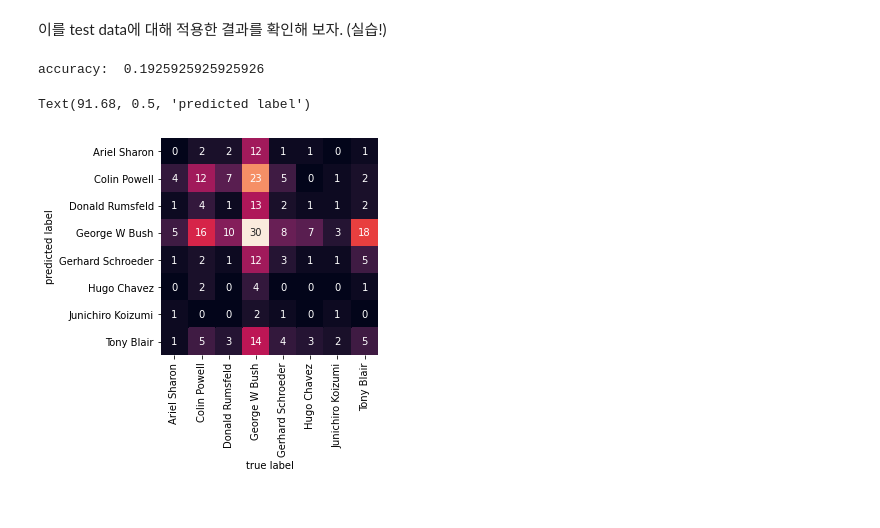
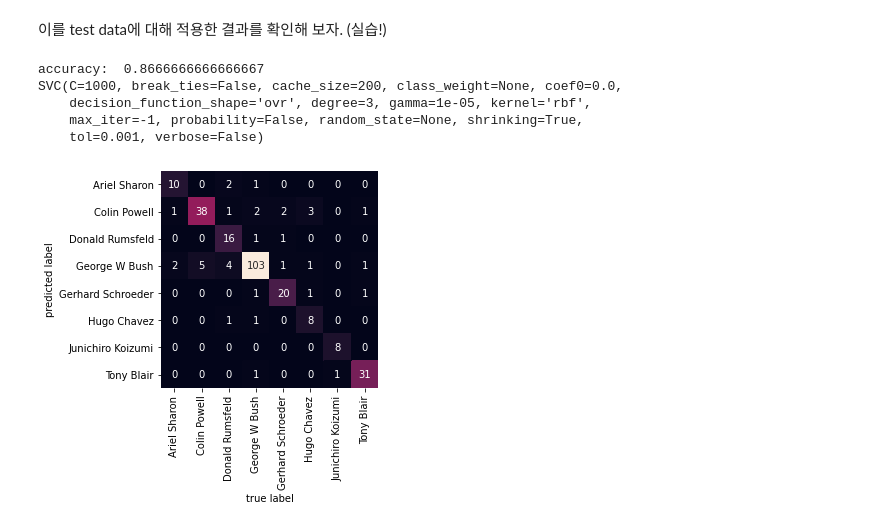
Before and after one commit to girlwcode/2021DataYouthCampus, a Jupyter notebook: Week2/4_Support_Vector_Machine.ipynb, the cells around one changed output. Drawn from its saved outputs; the diff is of its cells as text; code cells hidden in the pictures.

Commit message:
[21.07.07] fit_transform 이슈 해결

```diff
--- a/Week2/4_Support_Vector_Machine.ipynb
+++ b/Week2/4_Support_Vector_Machine.ipynb
@@ -213,7 +213,7 @@ print(x_train.shape, x_test.shape)
 가우시안 커널을 사용하면 이러한 데이터도 효과적으로 분류할 수 있다. 앞서 언급한 data imbalance 문제를 해결하기 위해, class_weight 파라미터를 이용하자. (실습!)
 # %%
 # TODO: class_weight 파라미터를 활용하여 SVM 학습하기
-svm = SVC(kernel = 'rbf',class_weight='balanced')
+svm = SVC(class_weight='balanced')
 svm.fit(x_train, y_train)
 # %% [output]
 SVC(C=1.0, break_ties=False, cache_size=200, class_weight='balanced', coef0=0.0,
@@ -248,7 +247,7 @@ pca = PCA(n_components=150, whiten=True, random_state=1)
 링크를 참조하여 PCA를 training 데이터로 학습하고, 이를 다시 training 데이터에 적용하여 얻은 150차원 데이터를 x_pca_train 이라 하자. (실습!)
 # %%
 # TODO: PCA 학습 및 적용하기
-
+pca.fit(x_train)
 x_pca_train =  pca.fit_transform(x_train)
 print(x_pca_train)
 # %% [output]
@@ -277,11 +276,13 @@ SVC(C=1.0, break_ties=False, cache_size=200, class_weight='balanced', coef0=0.0,
     tol=0.001, verbose=False)
 # %% [markdown]
 Test data에 대한 예측 결과를 pred_pca_test 라고 하고 accuracy와 confusion matrix를 통해 분류가 잘 되었는지 확인해 보자. (실습!)
+# %%
+# TODO: test data에 대한 예측 수행하기
+# 위에서 fit을 해주었으면, 밑은 transform만 해줘야 함
+x_pca_test =  pca.transform(x_test)
+pred_pca_test = svm_pca.predict(x_pca_test)
 # %%
-# TODO: test data에 대한 예측 수행하기
-x_pca_test =  pca.fit_transform(x_test)
-pred_pca_test = svm_pca.predict(x_pca_test)
-print("Accuracy : ",accuracy_score(y_test,pred_pca_test))
+print("Accuracy : ",accuracy_score(y_test, pred_pca_test))
 
 mat = confusion_matrix(y_test, pred_pca_test)
 sns.heatmap(mat.T, square=True, annot=True, fmt='d', cbar=False,
@@ -339,18 +328,23 @@ best params: {'C': 1000, 'gamma': 1e-05}
 # %%
 # TODO: GridSearchCV로 찾은 조합의 모델로 accuracy와 confusion matrix 그리기
 #'C': 1000, 'gamma': 1e-05}
-svm_pca = SVC(kernel='rbf', class_weight='balanced',C=svm_grid.best_params_["C"],gamma=svm_grid.best_params_["gamma"] )
+svm_pca = SVC(C=svm_grid.best_params_["C"],gamma=svm_grid.best_params_["gamma"] )
 svm_pca.fit(x_pca_train, y_train)
-pred_pca_grid_test = svm_pca.predict(x_pca_test)
+
+pred_pca_grid_test = svm_pca_grid.predict(x_pca_test)
 
 print("accuracy: ", accuracy_score(y_test, pred_pca_grid_test))
 mat = confusion_matrix(y_test, pred_pca_grid_test)
 sns.heatmap(mat.T, square=True, annot=True, fmt='d', cbar=False,
             xticklabels=faces.target_names,
             yticklabels=faces.target_names)
 plt.xlabel('true label')
 plt.ylabel('predicted label')
+print(svm_pca)
 # %% [output]
-accuracy:  0.1925925925925926
+accuracy:  0.8666666666666667
+SVC(C=1000, break_ties=False, cache_size=200, class_weight=None, coef0=0.0,
+    decision_function_shape='ovr', degree=3, gamma=1e-05, kernel='rbf',
+    max_iter=-1, probability=False, random_state=None, shrinking=True,
+    tol=0.001, verbose=False)
-Text(91.68, 0.5, 'predicted label')
-[figure, old version]
+[figure, new version]
```
Also changed, not shown: parts of 5 cells of this notebook.
